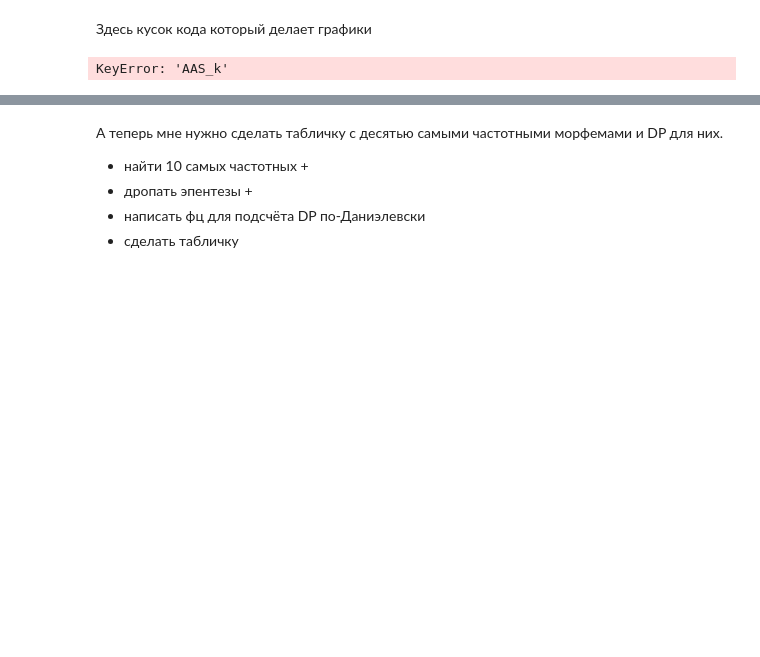
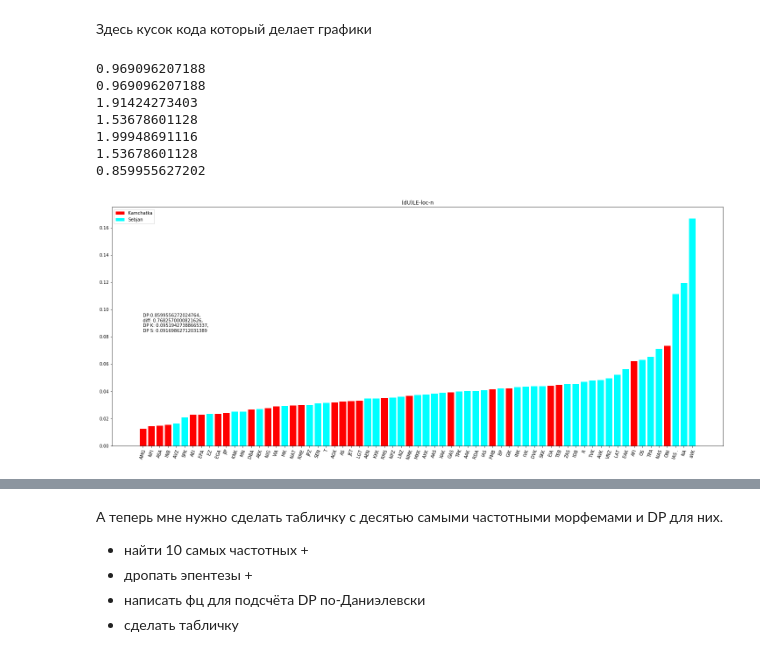
Before and after one commit to BasilisAndr/even, a Jupyter notebook: scripts/graphics.ipynb, the cells around one changed output, grey strips where cells are left out. Cells and saved outputs as stored; diff of their text form; code cells hidden in the pictures; blank space fills up the shorter version.

Commit message:
rewriting visuals

```diff
--- a/scripts/graphics.ipynb
+++ b/scripts/graphics.ipynb
@@ -28,6 +28,7 @@ class Morphemes():
             raise MorphemeError('0 morphemes in morpheme_count')
         self.raw_speakers = self.raw_speaker_count()
         self.speakers = self.speaker_count()
+        self.mbs = self.morpheme_by_speaker_count()
 
 
     def morpheme_count(self):
@@ -50,10 +51,13 @@ class Morphemes():
     def morpheme_by_speaker_count(self):
         '''generates dict morheme: Counter(by speaker) with proportion of this speaker in the
         overall count of this morpheme'''
+        alll = {}
         for morpheme in self.morphemes:
             count = Counter([x[-1] for x in self.content if x[:3]==morpheme])
             res = {x: count[x]/self.morphemes[morpheme] for x in count}
-            yield (morpheme, res)
+            mor = '-'.join(list(map(lambda x: x.strip('-='), morpheme)))
+            alll[mor] = res
+        return alll
 
     def speaker_by_morpheme_count(self):
         '''generates dict morpheme: Counter(by speaker) with proportion of this morpheme in this speakers speech'''
@@ -81,7 +85,7 @@ class Morphemes():
                 print(self.morphemes[mor])
                 pprint(counts)
                 print(sum(counts.values()))
-                raise MorphemeError('just stopping')
+                raise MorphemeError('sum not equals 1')
             for sp in self.speakers:
                 if sp in sp_count:
                     res[sp].append(sp_count[sp])
@@ -134,6 +138,6 @@ def main():
     return corp_pd
 
 
-if __name__ == '__main__':
-    # unittest.main()
-    a = main()
+# if __name__ == '__main__':
+#     # unittest.main()
+#     a = main()
@@ -297,32 +297,42 @@ def get_yerr(order, m_by_s, raw_speakers):
 Здесь кусок кода который делает графики
 # %%
 for mor in needed:
-    row_k = a[0].loc[a[0]['morpheme']==mor]
-    k = make_dict(row_k, k_speakers)
-    row_s = a[1].loc[a[1]['morpheme']==mor]
-    s = make_dict(row_s, s_speakers)
+#     row_k = a[0].loc[a[0]['morpheme']==mor]
+#     k = make_dict(row_k, k_speakers)
+#     row_s = a[1].loc[a[1]['morpheme']==mor]
+#     s = make_dict(row_s, s_speakers)
+#     print(sum(k.values()))
 #     dp = calc_dp(row_k['count'].iloc[0], row_s['count'].iloc[0])
-    dp = calc_dp_together(k, s)
-    print(dp)
+    k_obs = np.array([kam.mbs[mor][sp] if sp in kam.mbs[mor] else 0 for sp in k_speakers])*k_part
+    s_obs = np.array([seb.mbs[mor][sp] if sp in seb.mbs[mor] else 0 for sp in s_speakers])*s_part
+    deltas = np.array([*k_exp, *s_exp])-np.array([*k_obs, *s_obs])
+    print(np.sum(np.abs(deltas))/2)
     # now sort
-    res_k, res_s, res_x = sort_to_two(k, s)
+    res_k, res_s, res_x = sort_to_two(kam.mbs[mor], seb.mbs[mor])
     fig, ax = plt.subplots(figsize=(25, 10))
     x = np.arange(len(res_x))
-    yerr = yerrs(mor, res_x)
+#     yerr = yerrs(mor, res_x)
     plt.xticks(rotation=70)
-    ax.bar(x, res_k, color="red", yerr=yerr[0])
-    ax.bar(x, res_s, color="cyan", yerr=yerr[1])
+    ax.bar(x, res_k, color="red")#, yerr=yerr[0])
+    ax.bar(x, res_s, color="cyan")#, yerr=yerr[1])
     plt.xticks(x, res_x)
     dp_k = row_k['dp'].iloc[0]
     dp_s = row_s['dp'].iloc[0]
     diff = dp - min(dp_k, dp_s)
     plt.title("{}".format(mor))
     plt.text(0, max(*res_k, *res_s)/2, "DP:{}, \ndiff: {}, \nDP K: {}, \nDP S: {}".format(dp, diff, dp_k, dp_s))
     plt.legend(['Kamchatka', 'Sebjan'])
     if not os.path.exists("pics"):
         os.mkdir('pics')
 #     fig.savefig('pics/{}{}.png'.format(diff, mor))
     plt.show()
-#     break
+    break
 # %% [output]
-KeyError: 'AAS_k'
+0.969096207188
+0.969096207188
+1.91424273403
+1.53678601128
+1.99948691116
+1.53678601128
+0.859955627202
+[figure, added]
```
Also changed, not shown: parts of 19 cells of this notebook.
